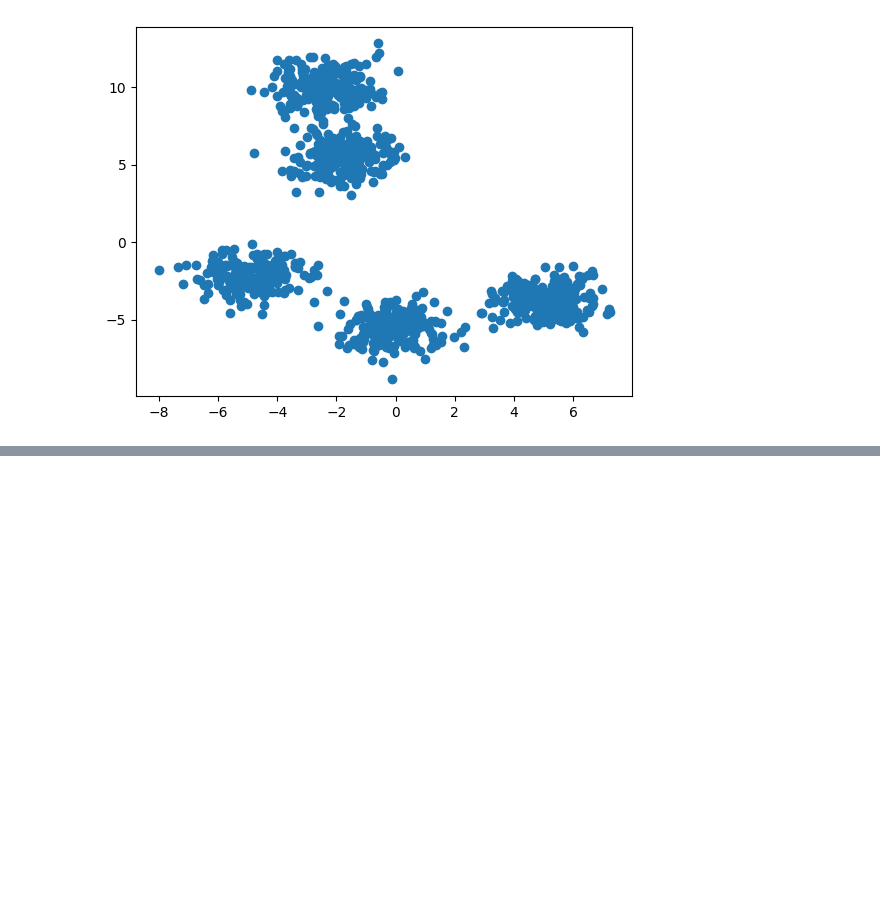
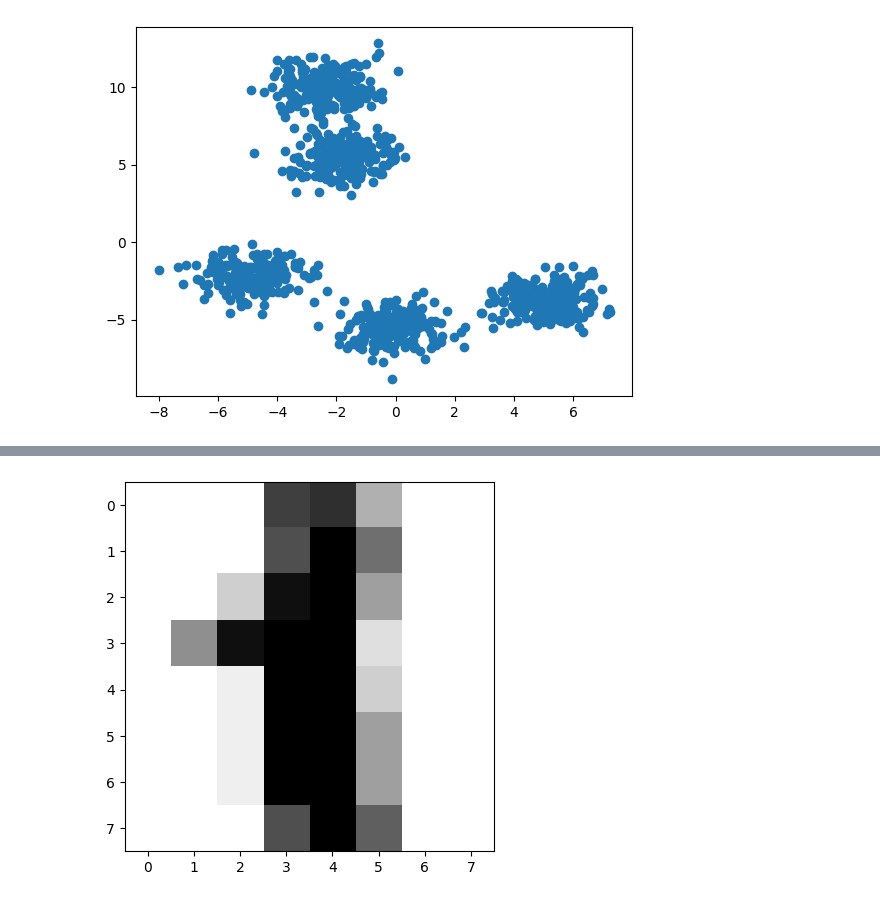
Before and after one commit to kaladabrio2020/livro-aprendizado-de-maquina-sklearn-keras-tf, a Jupyter notebook: Parte I..: Os Conceitos Básicos de Aprendizado de Máquina/Capítulo 9 - Tecnicas de Aprendizado Não Supervisionado/Clusterização.ipynb, the cells around one changed output, grey strips where cells are left out. Cells and saved outputs as stored; diff of their text form; code cells hidden in the pictures; blank space fills up the shorter version.

```diff
--- a/Parte I..: Os Conceitos Básicos de Aprendizado de Máquina/Capítulo 9 - Tecnicas de Aprendizado Não Supervisionado/Clusterização.ipynb
+++ b/Parte I..: Os Conceitos Básicos de Aprendizado de Máquina/Capítulo 9 - Tecnicas de Aprendizado Não Supervisionado/Clusterização.ipynb
@@ -24,0 +109,6 @@ plt.show()
+# %%
+plt.style.use('default')
+plt.imshow(X[1,:].reshape(8,8),cmap='binary')
+plt.show()
+# %% [output]
+[figure, added]
```
Also changed, not shown: parts of 28 cells of this notebook, 3 other files.
